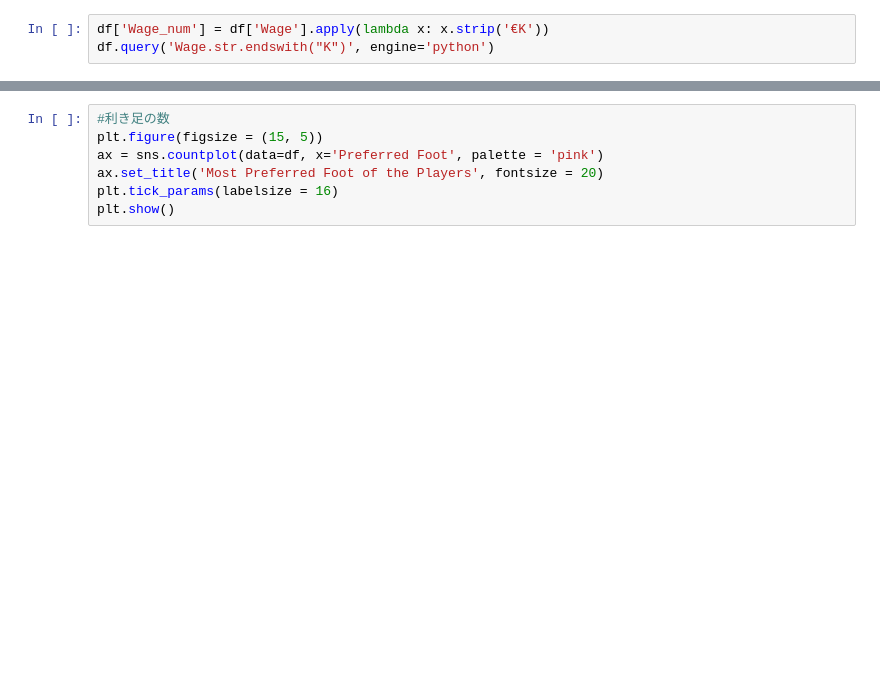
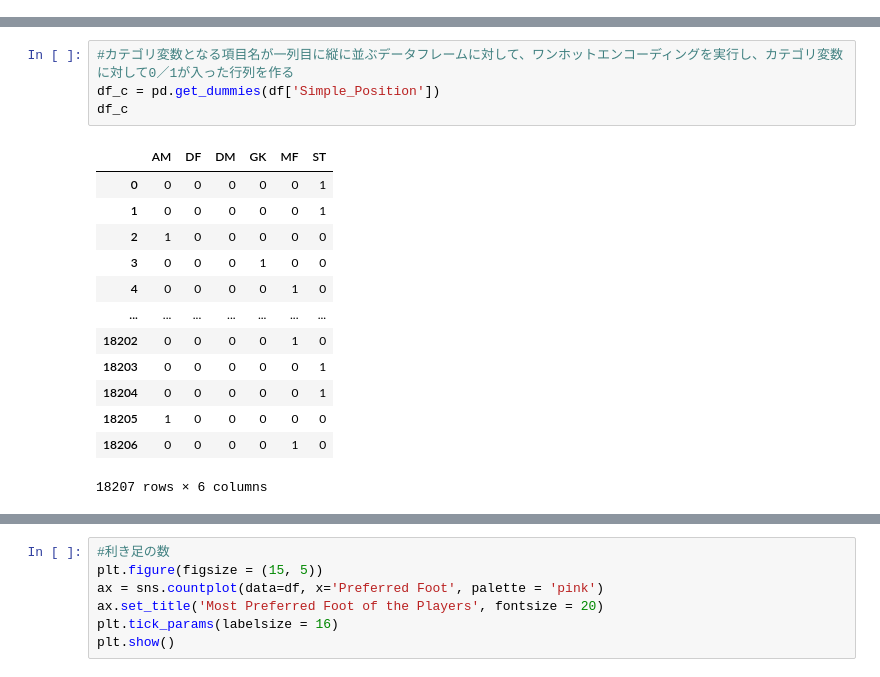
Before and after one commit to tsuchida5030/techgym_ai, a Jupyter notebook: Chapter_1/AI_running_1.ipynb, the cells around one changed output, grey strips where cells are left out. Saved outputs shown, nothing was run; the diff lists cells and outputs as text; blank space fills up the shorter version.

```diff
--- a/Chapter_1/AI_running_1.ipynb
+++ b/Chapter_1/AI_running_1.ipynb
@@ -80,3 +0,0 @@ data_selected.head()
-# %%
-df['Wage_num'] = df['Wage'].apply(lambda x: x.strip('€K'))
-df.query('Wage.str.endswith("K")', engine='python')
@@ -96,0 +169,18 @@ df.query('Wage.str.endswith("K")', engine='python')
+# %%
+#カテゴリ変数となる項目名が一列目に縦に並ぶデータフレームに対して、ワンホットエンコーディングを実行し、カテゴリ変数に対して0／1が入った行列を作る
+df_c = pd.get_dummies(df['Simple_Position'])
+df_c
+# %% [output]
+|  | AM | DF | DM | GK | MF | ST |
+| 0 | 0 | 0 | 0 | 0 | 0 | 1 |
+| 1 | 0 | 0 | 0 | 0 | 0 | 1 |
+| 2 | 1 | 0 | 0 | 0 | 0 | 0 |
+| 3 | 0 | 0 | 0 | 1 | 0 | 0 |
+| 4 | 0 | 0 | 0 | 0 | 1 | 0 |
+| ... | ... | ... | ... | ... | ... | ... |
+| 18202 | 0 | 0 | 0 | 0 | 1 | 0 |
+| 18203 | 0 | 0 | 0 | 0 | 0 | 1 |
+| 18204 | 0 | 0 | 0 | 0 | 0 | 1 |
+| 18205 | 1 | 0 | 0 | 0 | 0 | 0 |
+| 18206 | 0 | 0 | 0 | 0 | 1 | 0 |
+18207 rows × 6 columns
```
Also changed, not shown: parts of 22 cells of this notebook, 6 other files.
